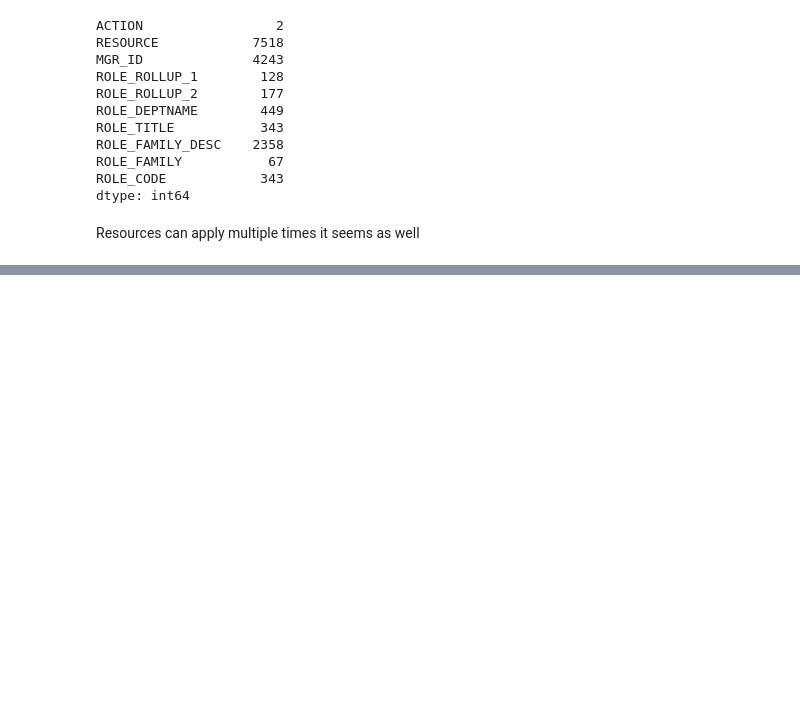
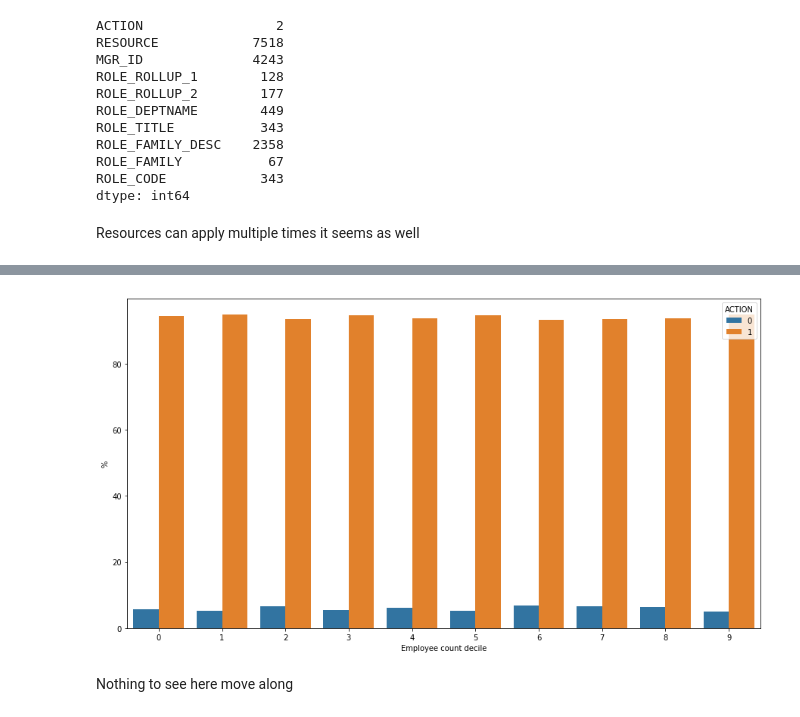
Before and after one commit to kilcoole/amazon-employee-access, a Jupyter notebook: EDA.ipynb, the cells around one changed output, grey strips where cells are left out. Drawn from its saved outputs; the diff is of its cells as text; code cells hidden in the pictures; blank space fills up the shorter version.

```diff
--- a/EDA.ipynb
+++ b/EDA.ipynb
@@ -101,0 +108,16 @@ sns.barplot(data=train.groupby(["RESOURCE"]).size().sort_values(ascending=False)
+# %%
+tmp = train.copy()
+managerRank = pd.qcut(train.groupby(["MGR_ID"]).size().rank(method='first'), 10, labels=range(0,10)).rename("employeeCountRank").reset_index()
+tmp = pd.merge(tmp, managerRank, on=["MGR_ID"])
+tmp = tmp.groupby(["employeeCountRank","ACTION"]).size()
+tmp = tmp.groupby(level=0).apply(lambda x: 100 * x / float(x.sum())).rename("prop").reset_index()
+# %%
+plt.figure(figsize=(15,8))
+ax = sns.barplot(x="employeeCountRank", y="prop", hue="ACTION", data=tmp)
+ax.set(title="",xlabel="Employee count decile", ylabel="%")
+ax=setFontsize(10)
+plt.show()
+# %% [output]
+[figure, added]
+# %% [markdown]
+Nothing to see here move along
```
Also changed, not shown: parts of 11 cells of this notebook.
